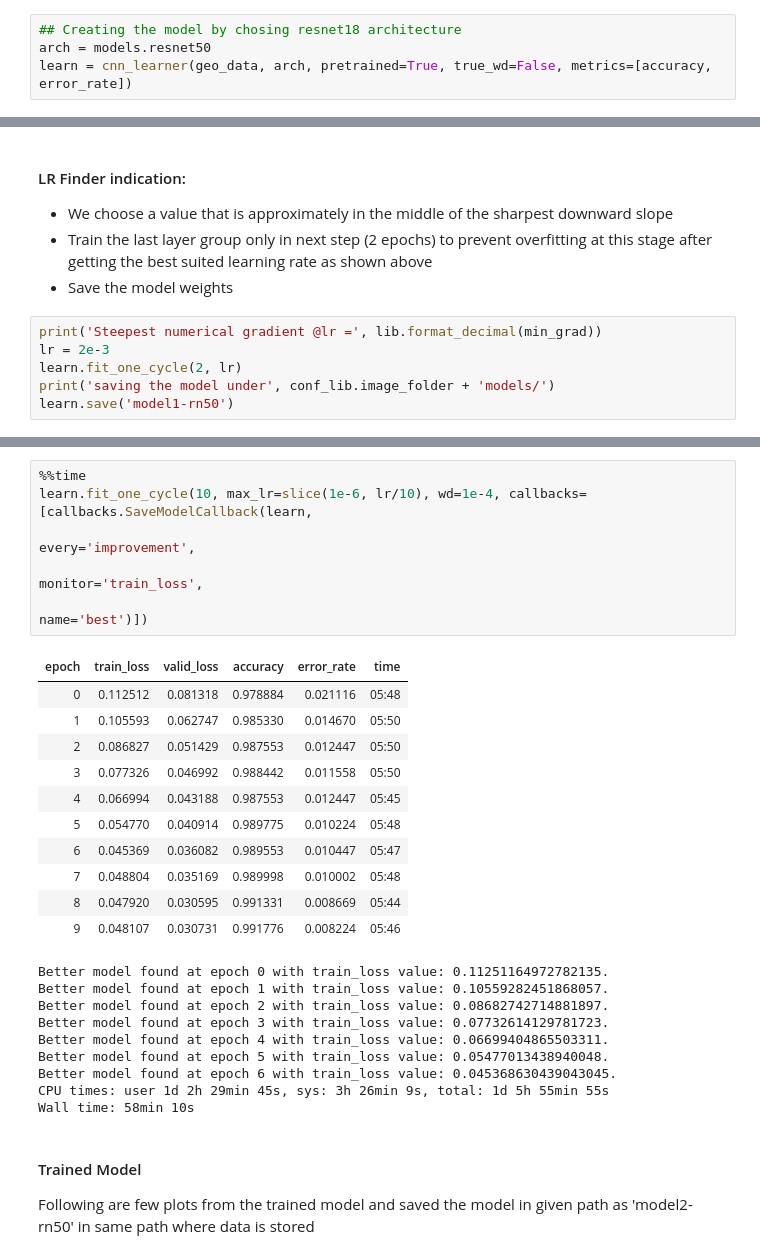
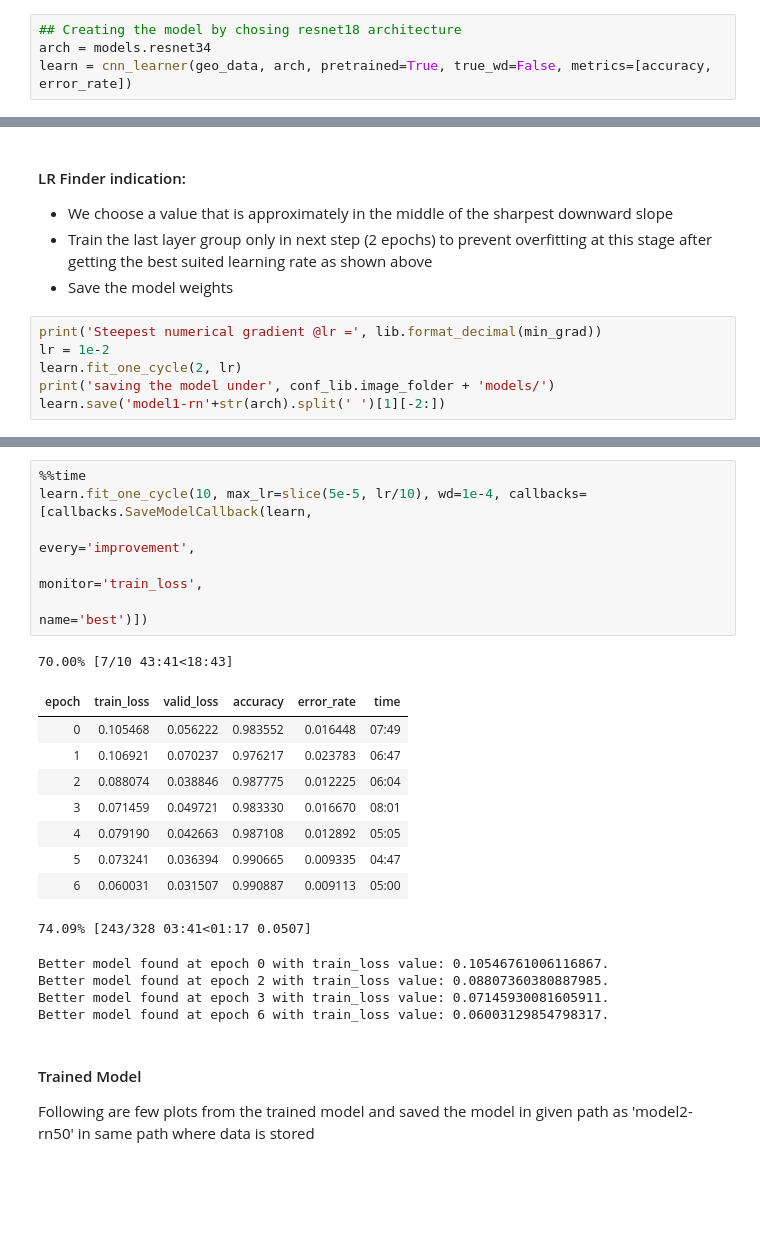
Before and after one commit to shantanuneema/geo_image_problem, a Jupyter notebook: notebooks/develop_gi_similarity_model.ipynb, the cells around one changed output, grey strips where cells are left out. Drawn from its saved outputs; the diff is of its cells as text; blank space fills up the shorter version.

```diff
--- a/notebooks/develop_gi_similarity_model.ipynb
+++ b/notebooks/develop_gi_similarity_model.ipynb
@@ -159,7 +156,7 @@ reference: https://www.cv-foundation.org/openaccess/content_cvpr_2016/papers/He_
 - Based on paper "Cyclical Learning Rates for Training Neural Networks" by Leslie N. Smith (V6, April 2017). Refer: https://arxiv.org/abs/1506.01186
 # %%
 ## Creating the model by chosing resnet18 architecture
-arch = models.resnet50
+arch = models.resnet34
 learn = cnn_learner(geo_data, arch, pretrained=True, true_wd=False, metrics=[accuracy, error_rate])
 # %% [markdown]
 - This initial layers are mostly used for understanding low-level features like curves, lines, shapes, patterns from a large dataset with large number of categories like Imagenet
@@ -180,8 +177,8 @@ Min loss divided by 10: 3.02E-02
 - Save the model weights
 # %%
 print('Steepest numerical gradient @lr =', lib.format_decimal(min_grad))
-lr = 2e-3
+lr = 1e-2
 learn.fit_one_cycle(2, lr)
 print('saving the model under', conf_lib.image_folder + 'models/')
-learn.save('model1-rn50')
+learn.save('model1-rn'+str(arch).split(' ')[1][-2:])
 # %% [output]
@@ -211,30 +208,24 @@ LR Finder is complete, type {learner_name}.recorder.plot() to see the graph.
 # %%
 %%time
-learn.fit_one_cycle(10, max_lr=slice(1e-6, lr/10), wd=1e-4, callbacks=[callbacks.SaveModelCallback(learn,
+learn.fit_one_cycle(10, max_lr=slice(5e-5, lr/10), wd=1e-4, callbacks=[callbacks.SaveModelCallback(learn,
                                                                                                   every='improvement',
                                                                                                   monitor='train_loss',
                                                                                                   name='best')])
 # %% [output]
+70.00% [7/10 43:41<18:43]
 | epoch | train_loss | valid_loss | accuracy | error_rate | time |
-| 0 | 0.112512 | 0.081318 | 0.978884 | 0.021116 | 05:48 |
-| 1 | 0.105593 | 0.062747 | 0.985330 | 0.014670 | 05:50 |
-| 2 | 0.086827 | 0.051429 | 0.987553 | 0.012447 | 05:50 |
-| 3 | 0.077326 | 0.046992 | 0.988442 | 0.011558 | 05:50 |
-| 4 | 0.066994 | 0.043188 | 0.987553 | 0.012447 | 05:45 |
-| 5 | 0.054770 | 0.040914 | 0.989775 | 0.010224 | 05:48 |
-| 6 | 0.045369 | 0.036082 | 0.989553 | 0.010447 | 05:47 |
-| 7 | 0.048804 | 0.035169 | 0.989998 | 0.010002 | 05:48 |
-| 8 | 0.047920 | 0.030595 | 0.991331 | 0.008669 | 05:44 |
-| 9 | 0.048107 | 0.030731 | 0.991776 | 0.008224 | 05:46 |
+| 0 | 0.105468 | 0.056222 | 0.983552 | 0.016448 | 07:49 |
+| 1 | 0.106921 | 0.070237 | 0.976217 | 0.023783 | 06:47 |
+| 2 | 0.088074 | 0.038846 | 0.987775 | 0.012225 | 06:04 |
+| 3 | 0.071459 | 0.049721 | 0.983330 | 0.016670 | 08:01 |
+| 4 | 0.079190 | 0.042663 | 0.987108 | 0.012892 | 05:05 |
+| 5 | 0.073241 | 0.036394 | 0.990665 | 0.009335 | 04:47 |
+| 6 | 0.060031 | 0.031507 | 0.990887 | 0.009113 | 05:00 |
-Better model found at epoch 0 with train_loss value: 0.11251164972782135.
-Better model found at epoch 1 with train_loss value: 0.10559282451868057.
-Better model found at epoch 2 with train_loss value: 0.08682742714881897.
-Better model found at epoch 3 with train_loss value: 0.07732614129781723.
-Better model found at epoch 4 with train_loss value: 0.06699404865503311.
-Better model found at epoch 5 with train_loss value: 0.05477013438940048.
-Better model found at epoch 6 with train_loss value: 0.045368630439043045.
-CPU times: user 1d 2h 29min 45s, sys: 3h 26min 9s, total: 1d 5h 55min 55s
-Wall time: 58min 10s
+74.09% [243/328 03:41<01:17 0.0507]
+Better model found at epoch 0 with train_loss value: 0.10546761006116867.
+Better model found at epoch 2 with train_loss value: 0.08807360380887985.
+Better model found at epoch 3 with train_loss value: 0.07145930081605911.
+Better model found at epoch 6 with train_loss value: 0.06003129854798317.
 # %% [markdown]
 #### Trained Model
 
```
Also changed, not shown: parts of 29 cells of this notebook, 2 other files.
